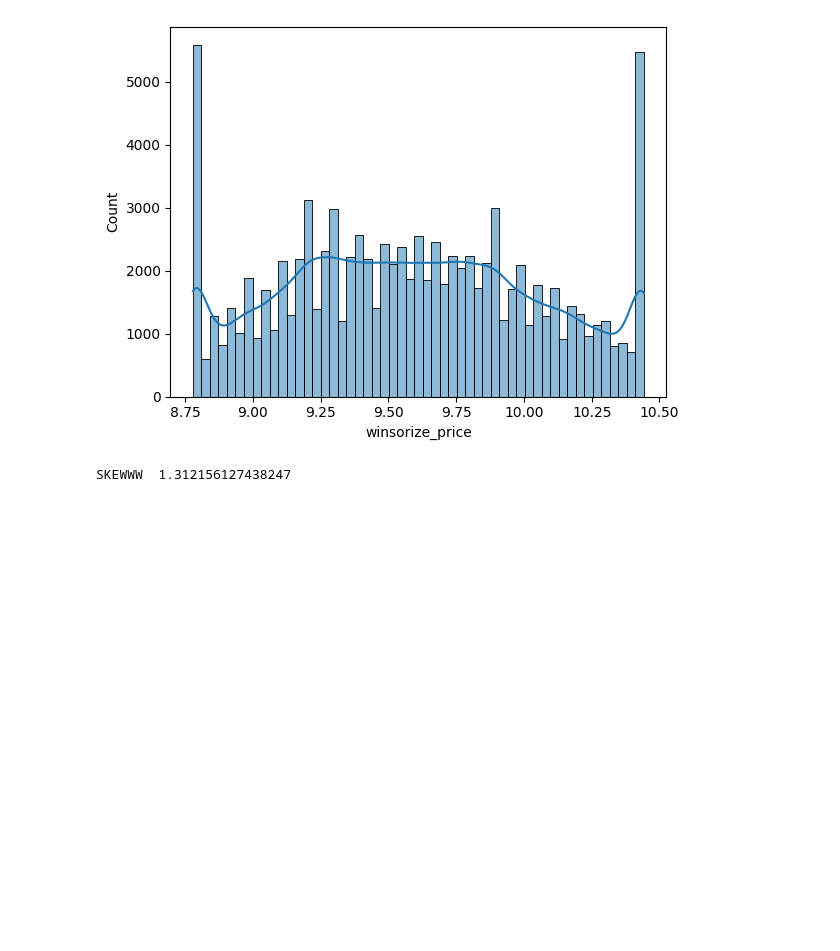
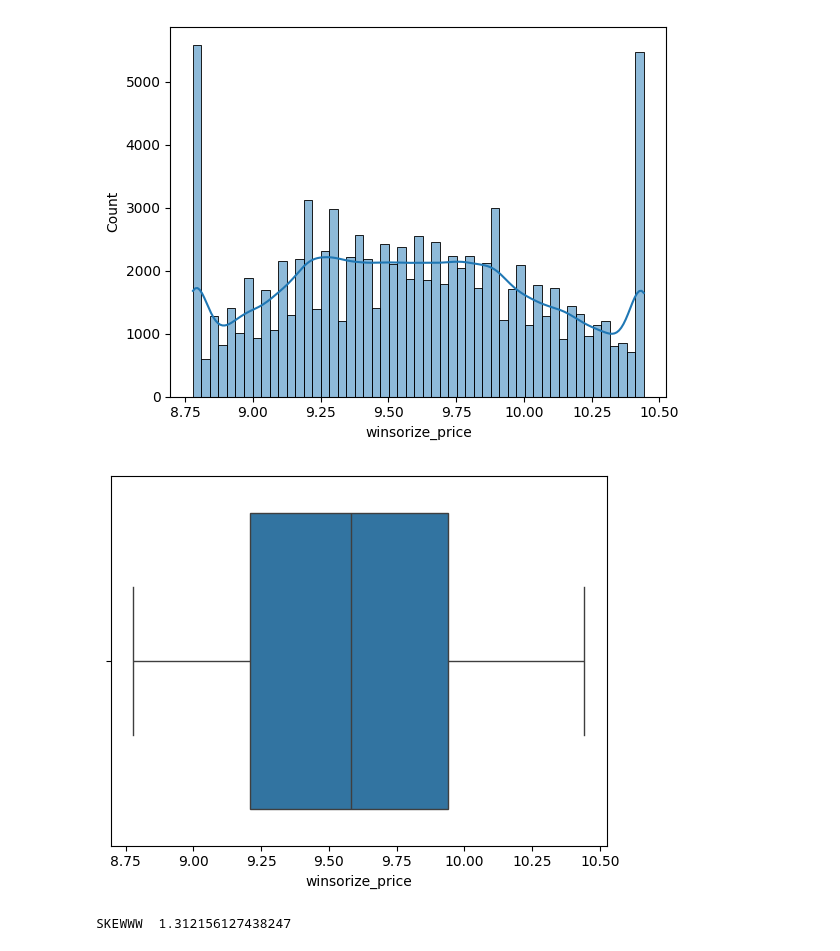
Before and after one commit to Carrascoom18/Pimero-ia, a Jupyter notebook: outliers.ipynb, the cells around one changed output. Saved outputs shown, nothing was run; the diff lists cells and outputs as text; code cells hidden in the pictures; blank space fills up the shorter version.

```diff
--- a/outliers.ipynb
+++ b/outliers.ipynb
@@ -64,6 +64,11 @@ plt.show()
 # %% [output]
 SKEWWW  0.0872419585325532
 [figure]
+# %%
+sns.boxplot(data=df, x=df_numerico["winsorize_price"])
+plt.show()
+# %% [output]
+[figure, added]
 # %%
 print("SKEWWW " ,skew(df["engineSize"]))
 
```
Also changed, not shown: parts of 1 cell of this notebook.
